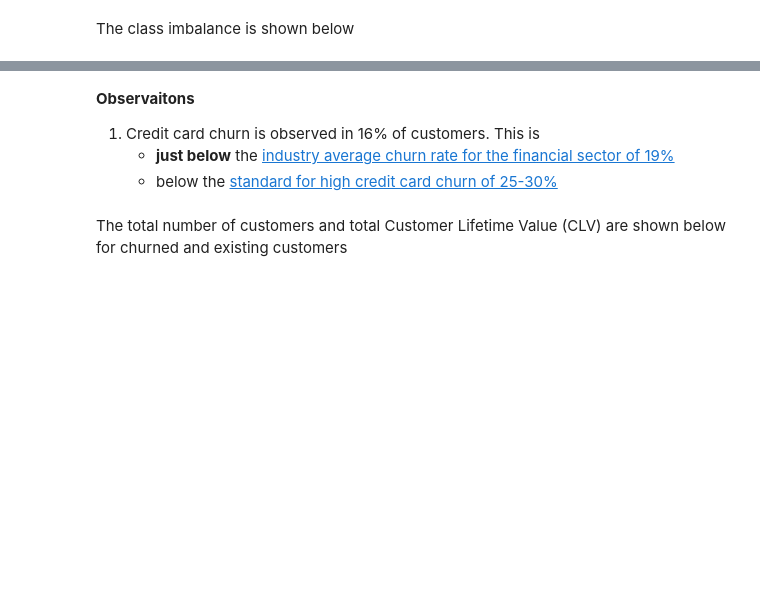
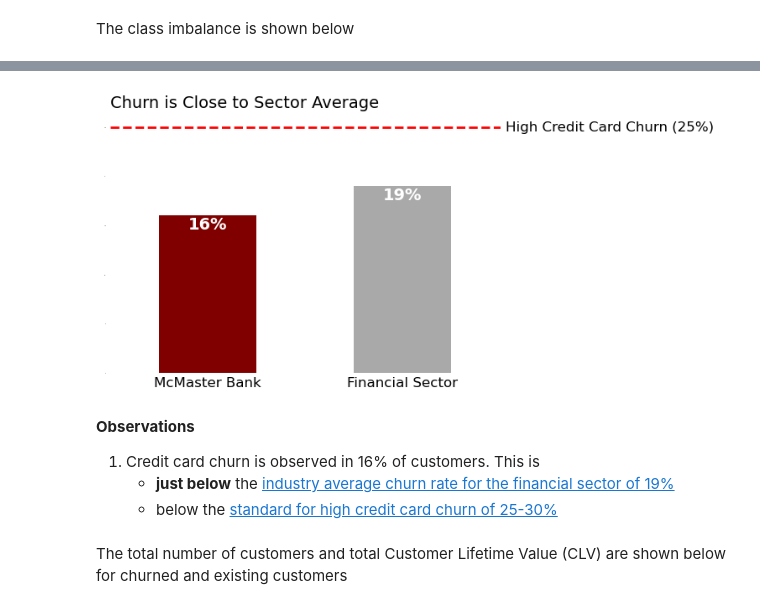
Before and after one commit to edesz/credit-card-churn, a Jupyter notebook: notebooks/02_scoping.ipynb, the cells around one changed output, grey strips where cells are left out. Cells and saved outputs as stored; diff of their text form; code cells hidden in the pictures; blank space fills up the shorter version.

Commit message:
added charts to scoping nb

```diff
--- a/notebooks/02_scoping.ipynb
+++ b/notebooks/02_scoping.ipynb
@@ -111,5 +180,54 @@ df['is_churned'].value_counts(normalize=True).mul(100).reset_index()
+# %%
+import matplotlib.pyplot as plt
+
+fig, ax = plt.subplots(figsize=(6, 4))
+ax = (
+    df_attrition_rate_plot
+    .query("~type.str.contains('High')")
+    .set_index('type')
+    ['proportion']
+    .plot
+    .bar(ax=ax, rot=0, label='', color=['maroon', 'darkgrey'])
+)
+for container in ax.containers:
+    ax.bar_label(
+        container,
+        label_type='edge',
+        padding=-15,
+        fmt='%.0f%%',
+        fontsize=14,
+        fontweight='bold',
+        color='white',
+    )
+ax.axhline(
+    y=25,
+    color='red',
+    linestyle='--',
+    linewidth=2,
+    label='High Credit Card Churn (25%)',
+)
+ax.legend(
+    frameon=False,
+    handletextpad=0.2,
+    handlelength=0,
+    loc='upper left',
+    fontsize=12,
+    bbox_to_anchor=(0.975, 1.025)
+)
+ax.set_title(
+    'Churn is Close to Sector Average', loc='left', fontsize=14
+)
+ax.set_xlabel(None)
+ax.spines['top'].set_visible(False)
+ax.spines['right'].set_visible(False)
+ax.spines['bottom'].set_visible(False)
+ax.spines['left'].set_visible(False)
+ax.tick_params(axis='x', labelsize=12, length=0)
+ax.tick_params(axis='y', labelsize=0, length=0)
+# %% [output]
+[figure, added]
 # %% [markdown]
-**Observaitons**
+**Observations**
 
 1. Credit card churn is observed in 16% of customers. This is
    - **just below** the [industry average churn rate for the financial sector of 19%](https://billingplatform.com/blog/average-churn-rate-by-industry)
```
Also changed, not shown: parts of 8 cells of this notebook, 3 other files.
